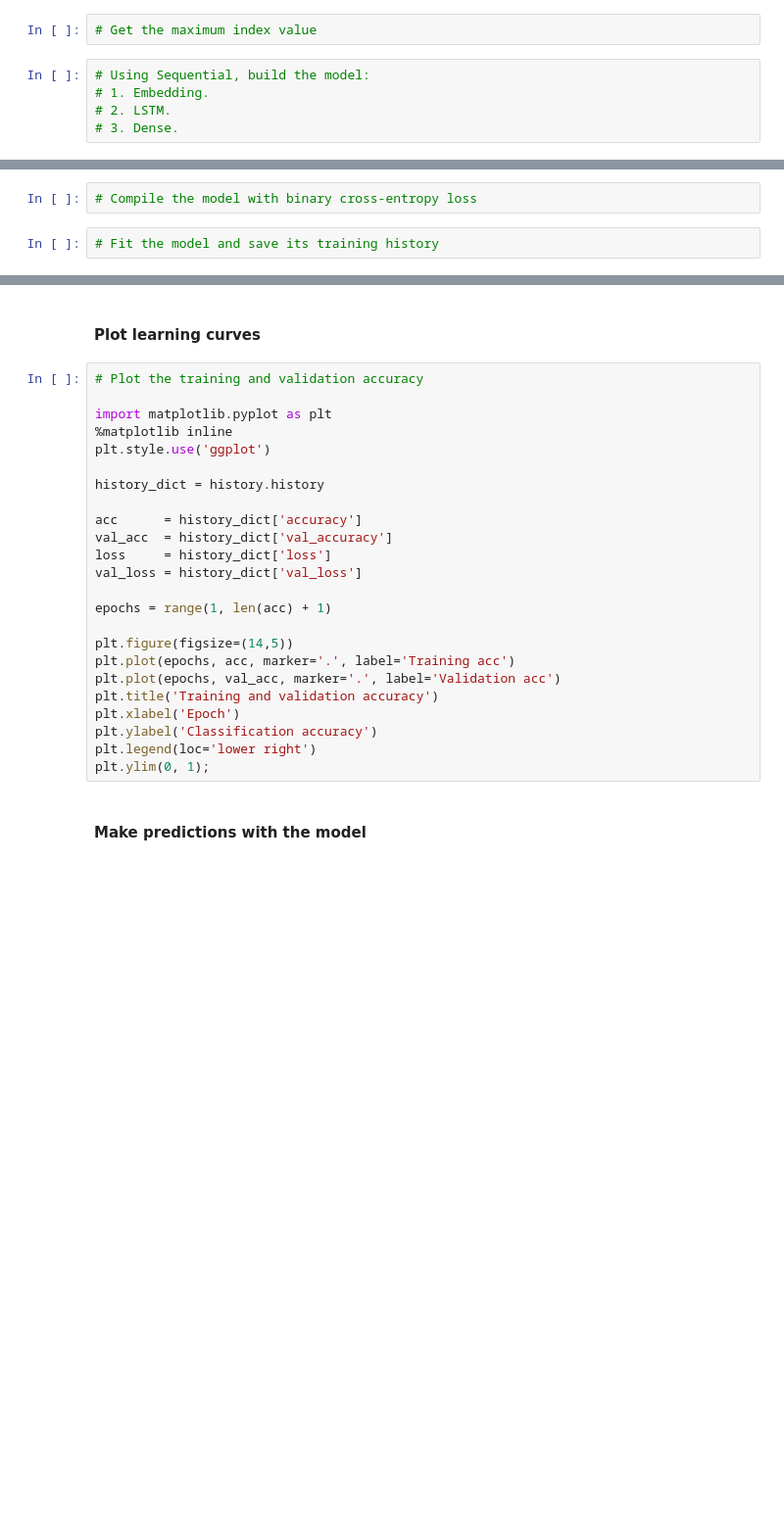
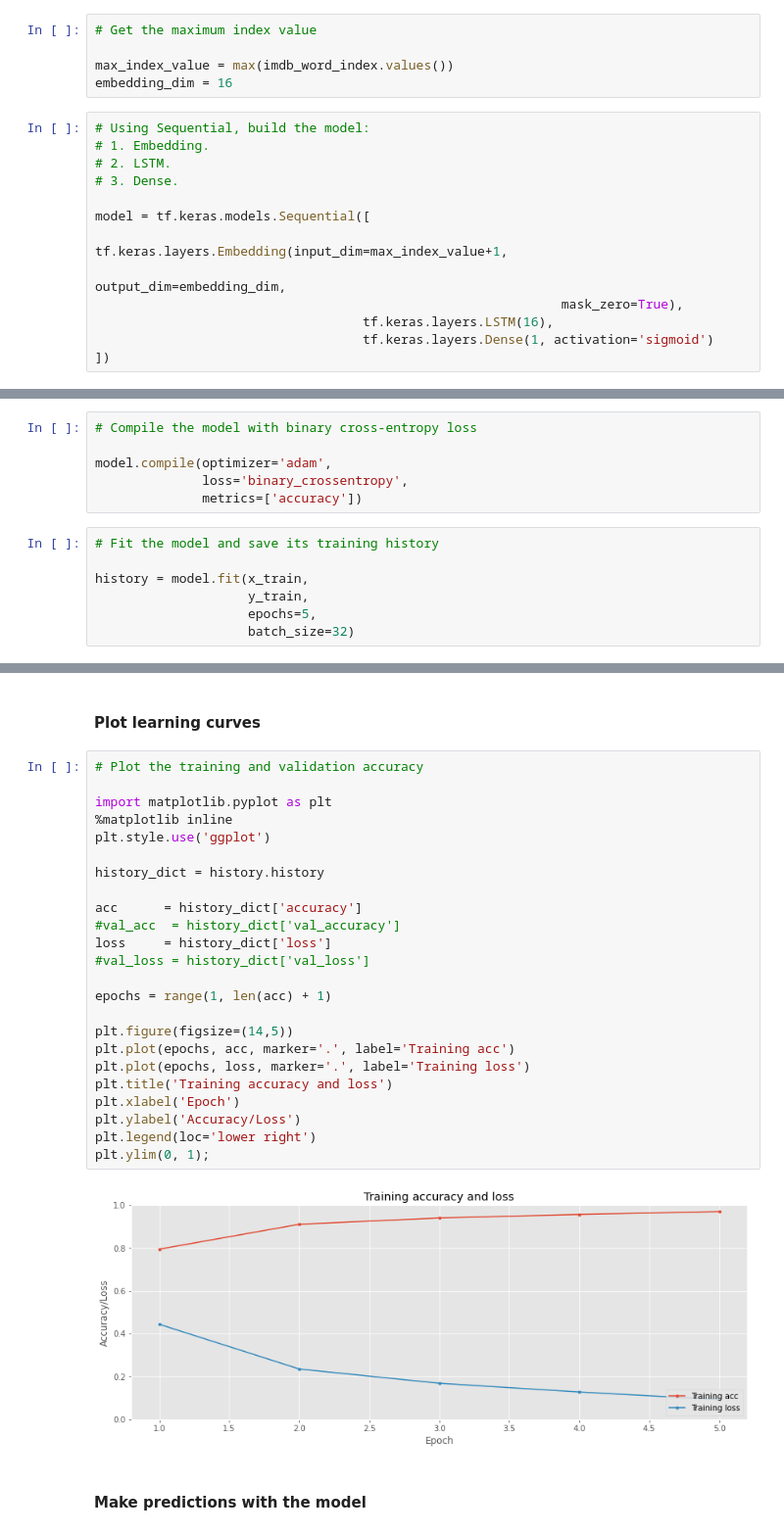
Before and after one commit to ahmed-gharib89/TensorFlow_2_for_Deep_Learning, a Jupyter notebook: Customising your models with TensorFlow 2/week3/Coding_Tutorial_The_IMDB_dataset.ipynb, the cells around one changed output, grey strips where cells are left out. Shown at 98% size. Saved outputs shown, nothing was run; the diff lists cells and outputs as text; blank space fills up the shorter version.

```diff
--- a/Customising your models with TensorFlow 2/week3/Coding_Tutorial_The_IMDB_dataset.ipynb
+++ b/Customising your models with TensorFlow 2/week3/Coding_Tutorial_The_IMDB_dataset.ipynb
@@ -592,14 +608,34 @@ def get_imdb_word_index(num_words=10000, index_from=2):
 #### Create a recurrent neural network model
 # %%
 # Get the maximum index value
+
+max_index_value = max(imdb_word_index.values())
+embedding_dim = 16
 # %%
 # Using Sequential, build the model:
 # 1. Embedding.
 # 2. LSTM.
 # 3. Dense.
+
+model = tf.keras.models.Sequential([
+                                   tf.keras.layers.Embedding(input_dim=max_index_value+1,
+                                                             output_dim=embedding_dim,
+                                                             mask_zero=True),
+                                   tf.keras.layers.LSTM(16),
+                                   tf.keras.layers.Dense(1, activation='sigmoid')
+])
 # %% [markdown]
 #### Compile and fit the model
 # %%
 # Compile the model with binary cross-entropy loss
+
+model.compile(optimizer='adam',
+              loss='binary_crossentropy',
+              metrics=['accuracy'])
 # %%
 # Fit the model and save its training history
+
+history = model.fit(x_train,
+                    y_train,
+                    epochs=5,
+                    batch_size=32)
@@ -608,27 +655,29 @@ def get_imdb_word_index(num_words=10000, index_from=2):
 # %%
 # Plot the training and validation accuracy
 
 import matplotlib.pyplot as plt
 %matplotlib inline
 plt.style.use('ggplot')
 
 history_dict = history.history
 
 acc      = history_dict['accuracy']
-val_acc  = history_dict['val_accuracy']
+#val_acc  = history_dict['val_accuracy']
 loss     = history_dict['loss']
-val_loss = history_dict['val_loss']
+#val_loss = history_dict['val_loss']
 
 epochs = range(1, len(acc) + 1)
 
 plt.figure(figsize=(14,5))
 plt.plot(epochs, acc, marker='.', label='Training acc')
-plt.plot(epochs, val_acc, marker='.', label='Validation acc')
-plt.title('Training and validation accuracy')
+plt.plot(epochs, loss, marker='.', label='Training loss')
+plt.title('Training accuracy and loss')
 plt.xlabel('Epoch')
-plt.ylabel('Classification accuracy')
+plt.ylabel('Accuracy/Loss')
 plt.legend(loc='lower right')
 plt.ylim(0, 1);
+# %% [output]
+[figure, added]
 # %% [markdown]
 #### Make predictions with the model
 # %%
```
Also changed, not shown: parts of 8 cells of this notebook.
